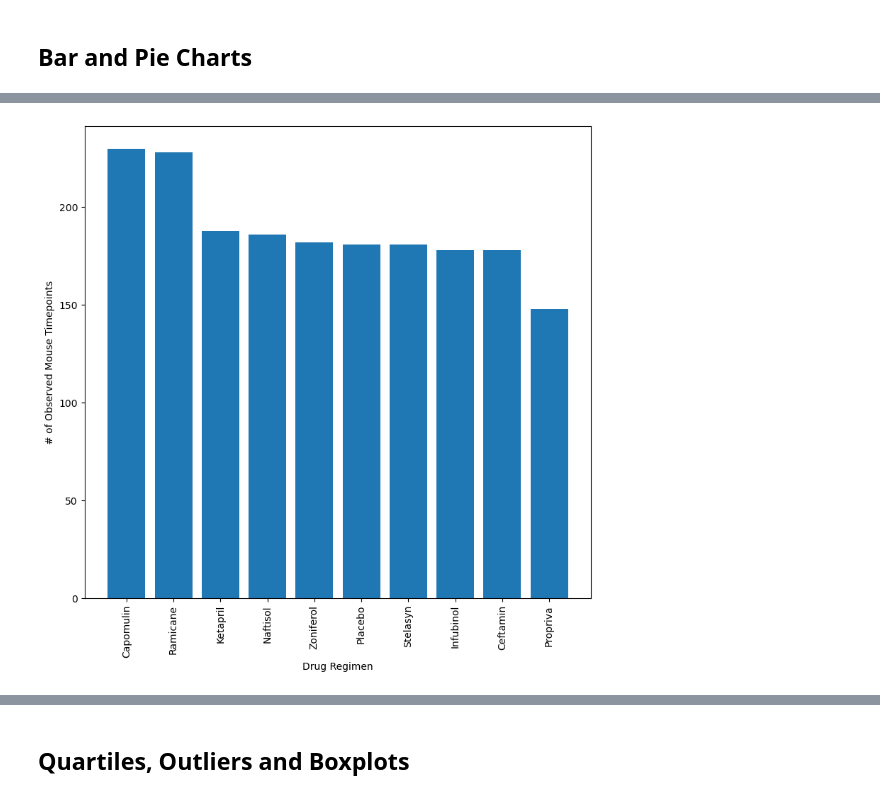
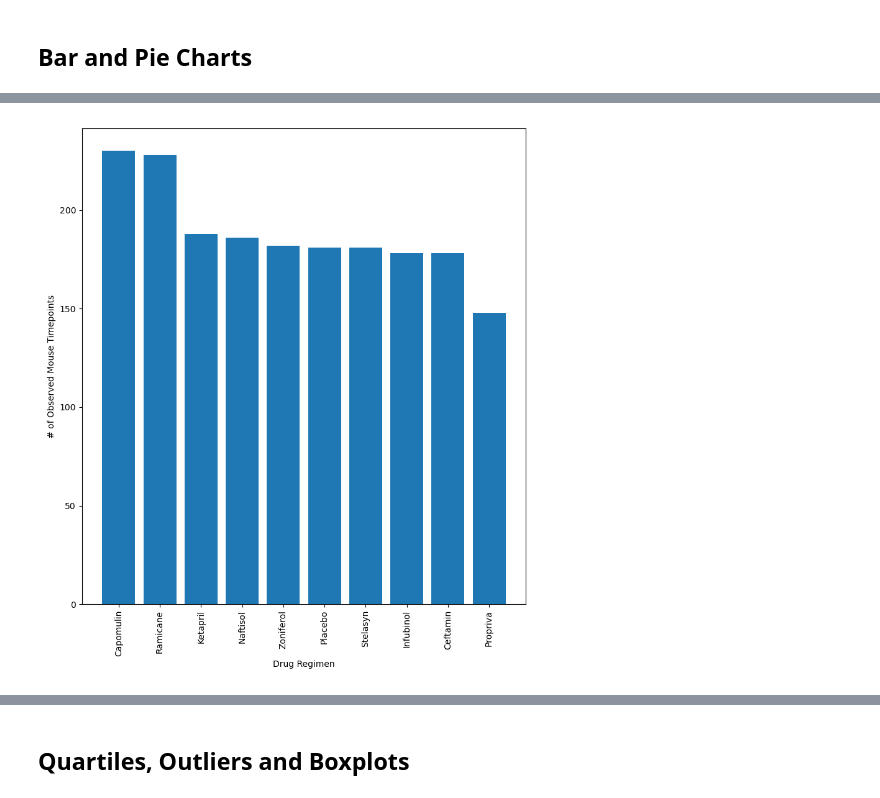
Before and after one commit to wrobertson90/Data_Visualization_challenge, a Jupyter notebook: Pymaceuticals/pymaceuticals.ipynb, the cells around one changed output, grey strips where cells are left out. Cells and saved outputs as stored; diff of their text form; code cells hidden in the pictures.

```diff
--- a/Pymaceuticals/pymaceuticals.ipynb
+++ b/Pymaceuticals/pymaceuticals.ipynb
@@ -162,15 +169,15 @@ plt.show()
 # %%
 # Generate a bar plot showing the total number of rows (Mouse ID/Timepoints) for each drug regimen using pyplot.
 regimen_count=cleaned_mouse["Drug Regimen"].value_counts()
-plt.figure(figsize=(8,8))
+plt.figure(figsize=(8,9))
 plt.bar(regimen_count.index, regimen_count.values)
 plt.xlabel("Drug Regimen")
 plt.ylabel("# of Observed Mouse Timepoints")
 plt.xticks(rotation=90)
 plt.tight_layout()
 plt.show()
 # %% [output]
-[figure, old version]
+[figure, new version]
 # %%
 # Generate a pie chart, using Pandas, showing the distribution of unique female versus male mice used in the study
 gender_split=cleaned_mouse.drop_duplicates(subset="Mouse ID")[["Mouse ID", "Sex"]]
```
Also changed, not shown: parts of 16 cells of this notebook, 1 other file.
